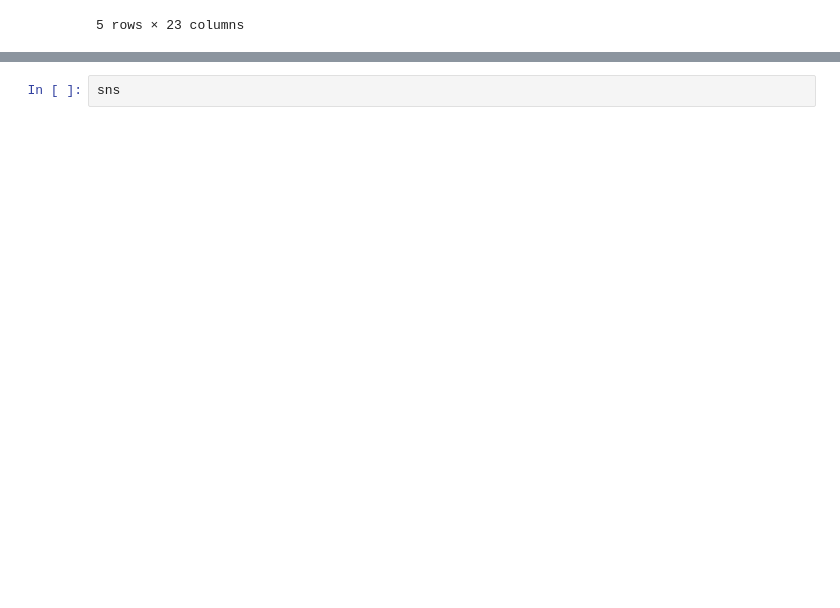
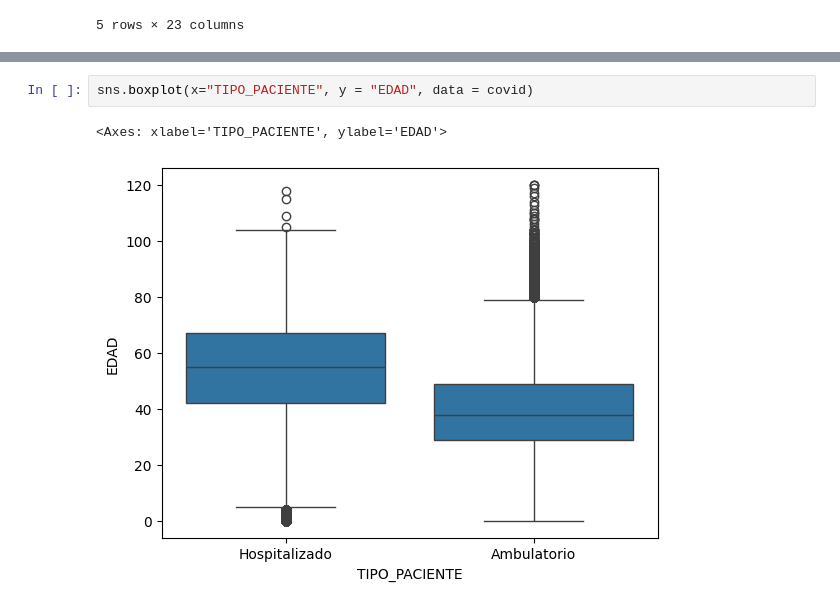
Before and after one commit to Andymlndz/PoyEs, a Jupyter notebook: unidad1/covid.ipynb, the cells around one changed output, grey strips where cells are left out. Drawn from its saved outputs; the diff is of its cells as text; blank space fills up the shorter version.

```diff
--- a/unidad1/covid.ipynb
+++ b/unidad1/covid.ipynb
@@ -93,2 +93,5 @@ sns.boxplot(x="SEXO", y = "EDAD", data = covid)
-# %%
-sns
+# %%
+sns.boxplot(x="TIPO_PACIENTE", y = "EDAD", data = covid)
+# %% [output]
+<Axes: xlabel='TIPO_PACIENTE', ylabel='EDAD'>
+[figure, added]
```
Also changed, not shown: parts of 9 cells of this notebook.
